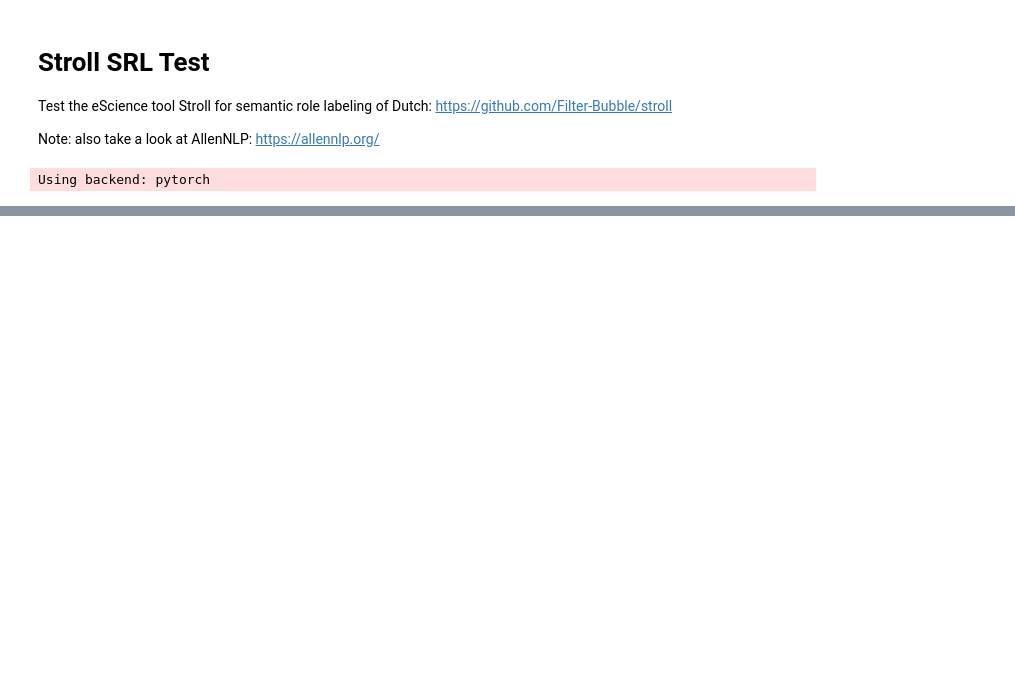
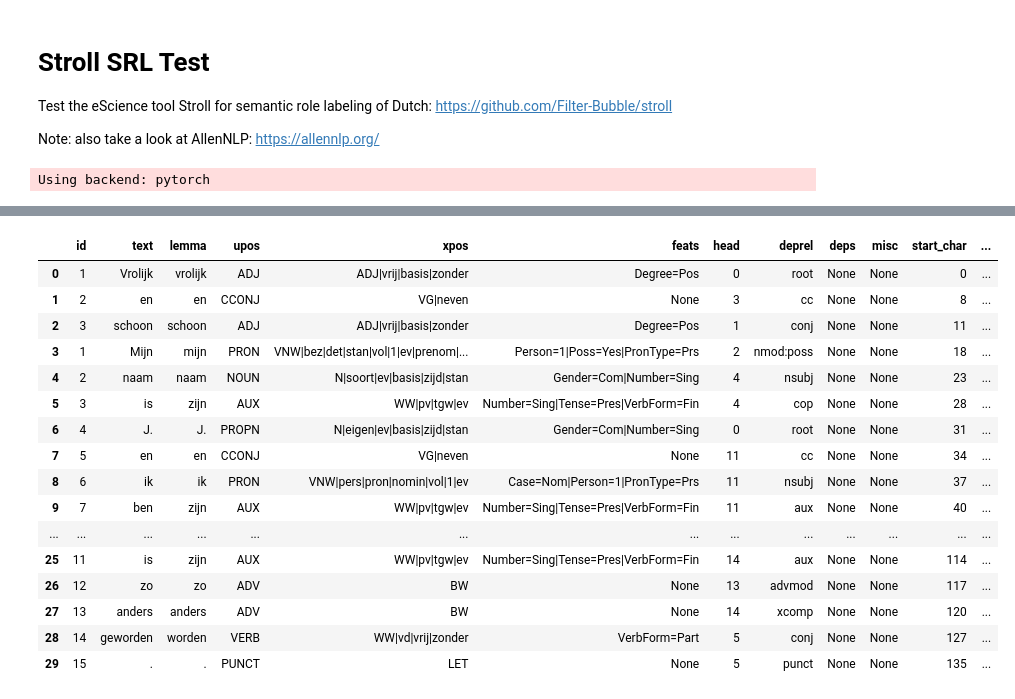
Before and after one commit to navigating-stories/notebooks, a Jupyter notebook: stroll_srl_test.ipynb, the cells around one changed output, grey strips where cells are left out. Drawn from its saved outputs; the diff is of its cells as text; code cells hidden in the pictures; blank space fills up the shorter version.

```diff
--- a/stroll_srl_test.ipynb
+++ b/stroll_srl_test.ipynb
@@ -165,0 +172,20 @@ nlp_table_df
+# %%
+nlp_table_df[:30]
+# %% [output]
+|  | id | text | lemma | upos | xpos | feats | head | deprel | deps | misc | start_char | ... |
+| 0 | 1 | Vrolijk | vrolijk | ADJ | ADJ|vrij|basis|zonder | Degree=Pos | 0 | root | None | None | 0 | ... |
+| 1 | 2 | en | en | CCONJ | VG|neven | None | 3 | cc | None | None | 8 | ... |
+| 2 | 3 | schoon | schoon | ADJ | ADJ|vrij|basis|zonder | Degree=Pos | 1 | conj | None | None | 11 | ... |
+| 3 | 1 | Mijn | mijn | PRON | VNW|bez|det|stan|vol|1|ev|prenom|... | Person=1|Poss=Yes|PronType=Prs | 2 | nmod:poss | None | None | 18 | ... |
+| 4 | 2 | naam | naam | NOUN | N|soort|ev|basis|zijd|stan | Gender=Com|Number=Sing | 4 | nsubj | None | None | 23 | ... |
+| 5 | 3 | is | zijn | AUX | WW|pv|tgw|ev | Number=Sing|Tense=Pres|VerbForm=Fin | 4 | cop | None | None | 28 | ... |
+| 6 | 4 | J. | J. | PROPN | N|eigen|ev|basis|zijd|stan | Gender=Com|Number=Sing | 0 | root | None | None | 31 | ... |
+| 7 | 5 | en | en | CCONJ | VG|neven | None | 11 | cc | None | None | 34 | ... |
+| 8 | 6 | ik | ik | PRON | VNW|pers|pron|nomin|vol|1|ev | Case=Nom|Person=1|PronType=Prs | 11 | nsubj | None | None | 37 | ... |
+| 9 | 7 | ben | zijn | AUX | WW|pv|tgw|ev | Number=Sing|Tense=Pres|VerbForm=Fin | 11 | aux | None | None | 40 | ... |
+| ... | ... | ... | ... | ... | ... | ... | ... | ... | ... | ... | ... | ... |
+| 25 | 11 | is | zijn | AUX | WW|pv|tgw|ev | Number=Sing|Tense=Pres|VerbForm=Fin | 14 | aux | None | None | 114 | ... |
+| 26 | 12 | zo | zo | ADV | BW | None | 13 | advmod | None | None | 117 | ... |
+| 27 | 13 | anders | anders | ADV | BW | None | 14 | xcomp | None | None | 120 | ... |
+| 28 | 14 | geworden | worden | VERB | WW|vd|vrij|zonder | VerbForm=Part | 5 | conj | None | None | 127 | ... |
+| 29 | 15 | . | . | PUNCT | LET | None | 5 | punct | None | None | 135 | ... |
```
Also changed, not shown: parts of 8 cells of this notebook.
